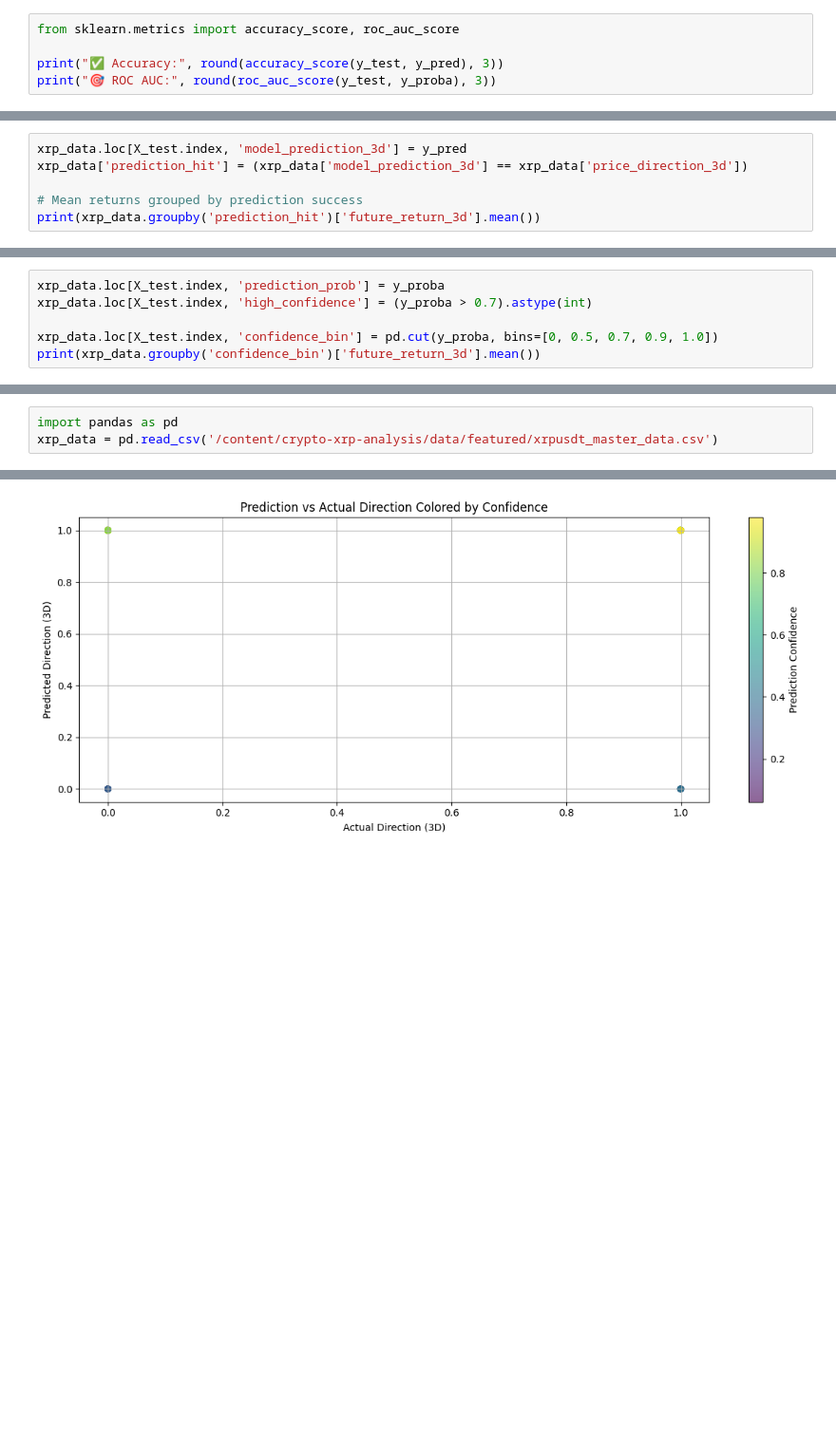
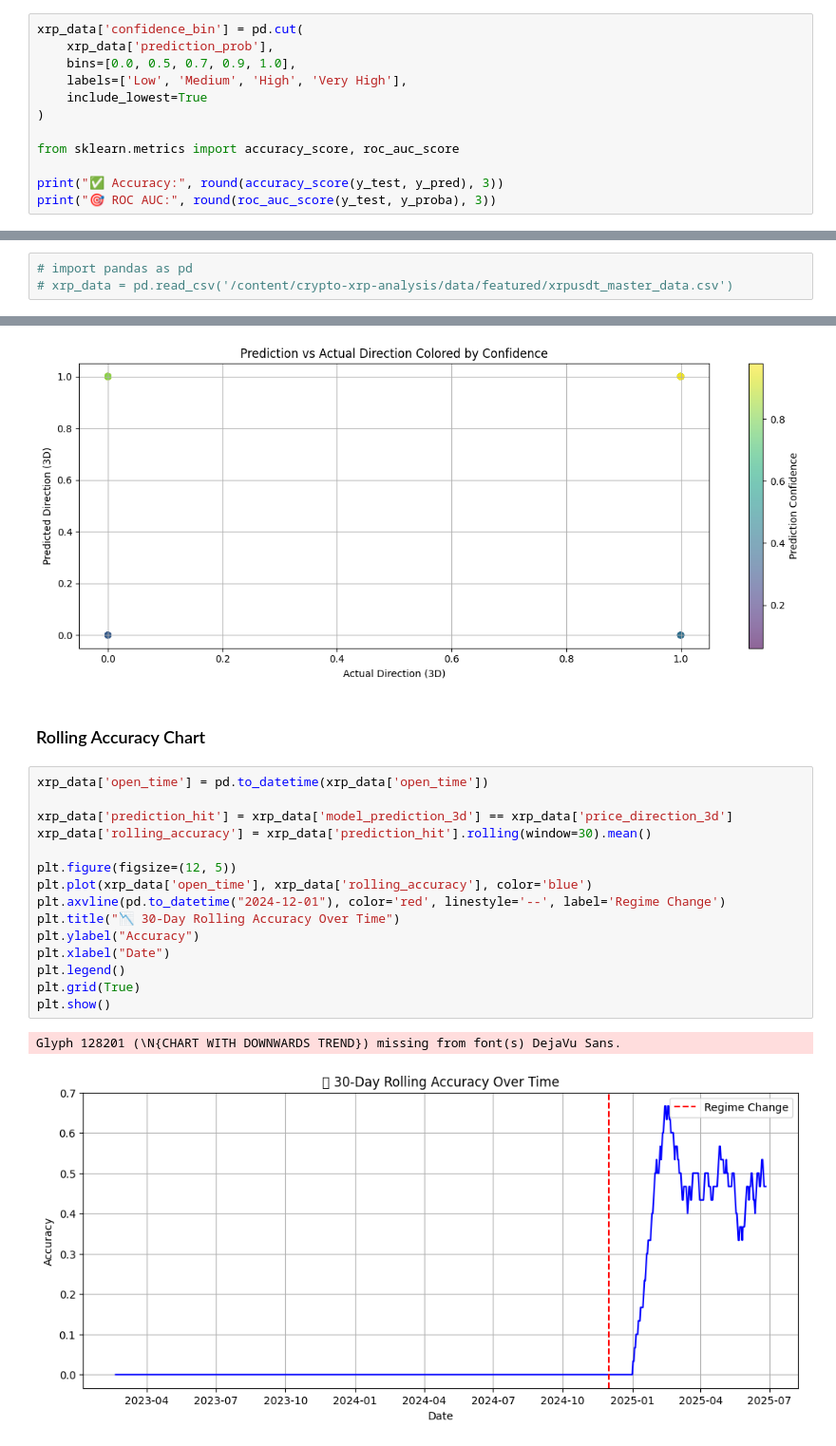
Before and after one commit to mittushaji25/crypto-xrp-analysis, a Jupyter notebook: notebooks/04_forecasting_and_prediction_models.ipynb, the cells around one changed output, grey strips where cells are left out. Shown at 95% size. Drawn from its saved outputs; the diff is of its cells as text; blank space fills up the shorter version.

Commit message:
Updated  forecasting and prediction

```diff
--- a/notebooks/04_forecasting_and_prediction_models.ipynb
+++ b/notebooks/04_forecasting_and_prediction_models.ipynb
@@ -53,4 +59,11 @@ Parameters: { "use_label_encoder" } are not used.
 # %%
+xrp_data['confidence_bin'] = pd.cut(
+    xrp_data['prediction_prob'],
+    bins=[0.0, 0.5, 0.7, 0.9, 1.0],
+    labels=['Low', 'Medium', 'High', 'Very High'],
+    include_lowest=True
+)
+
 from sklearn.metrics import accuracy_score, roc_auc_score
 
 print("✅ Accuracy:", round(accuracy_score(y_test, y_pred), 3))
@@ -60,6 +73,0 @@ print("🎯 ROC AUC:", round(roc_auc_score(y_test, y_proba), 3))
-# %%
-xrp_data.loc[X_test.index, 'model_prediction_3d'] = y_pred
-xrp_data['prediction_hit'] = (xrp_data['model_prediction_3d'] == xrp_data['price_direction_3d'])
-
-# Mean returns grouped by prediction success
-print(xrp_data.groupby('prediction_hit')['future_return_3d'].mean())
@@ -73,6 +73,0 @@ Name: future_return_3d, dtype: float64
-# %%
-xrp_data.loc[X_test.index, 'prediction_prob'] = y_proba
-xrp_data.loc[X_test.index, 'high_confidence'] = (y_proba > 0.7).astype(int)
-
-xrp_data.loc[X_test.index, 'confidence_bin'] = pd.cut(y_proba, bins=[0, 0.5, 0.7, 0.9, 1.0])
-print(xrp_data.groupby('confidence_bin')['future_return_3d'].mean())
@@ -117,8 +74,8 @@ xrp_data.to_csv('/content/crypto-xrp-analysis/data/featured/xrpusdt_master_data.
 # %% [markdown]
 # **Visualization**
 # %%
-import pandas as pd
-xrp_data = pd.read_csv('/content/crypto-xrp-analysis/data/featured/xrpusdt_master_data.csv')
+# import pandas as pd
+# xrp_data = pd.read_csv('/content/crypto-xrp-analysis/data/featured/xrpusdt_master_data.csv')
 # %% [markdown]
 ## Candlestick Plot for Price Action
 # %%
@@ -246,3 +203,23 @@ plt.tight_layout()
 plt.show()
 # %% [output]
 [figure]
+# %% [markdown]
+### Rolling Accuracy Chart
+# %%
+xrp_data['open_time'] = pd.to_datetime(xrp_data['open_time'])
+
+xrp_data['prediction_hit'] = xrp_data['model_prediction_3d'] == xrp_data['price_direction_3d']
+xrp_data['rolling_accuracy'] = xrp_data['prediction_hit'].rolling(window=30).mean()
+
+plt.figure(figsize=(12, 5))
+plt.plot(xrp_data['open_time'], xrp_data['rolling_accuracy'], color='blue')
+plt.axvline(pd.to_datetime("2024-12-01"), color='red', linestyle='--', label='Regime Change')
+plt.title("📉 30-Day Rolling Accuracy Over Time")
+plt.ylabel("Accuracy")
+plt.xlabel("Date")
+plt.legend()
+plt.grid(True)
+plt.show()
+# %% [output]
+Glyph 128201 (\N{CHART WITH DOWNWARDS TREND}) missing from font(s) DejaVu Sans.
+[figure, added]
```
Also changed, not shown: parts of 26 cells of this notebook.
